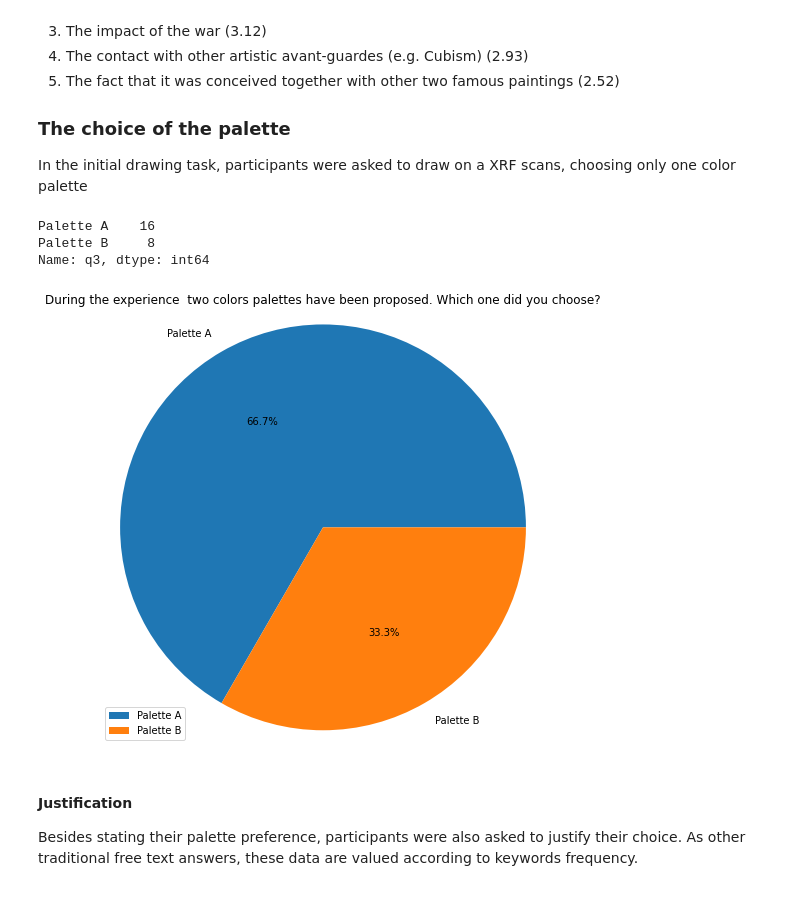
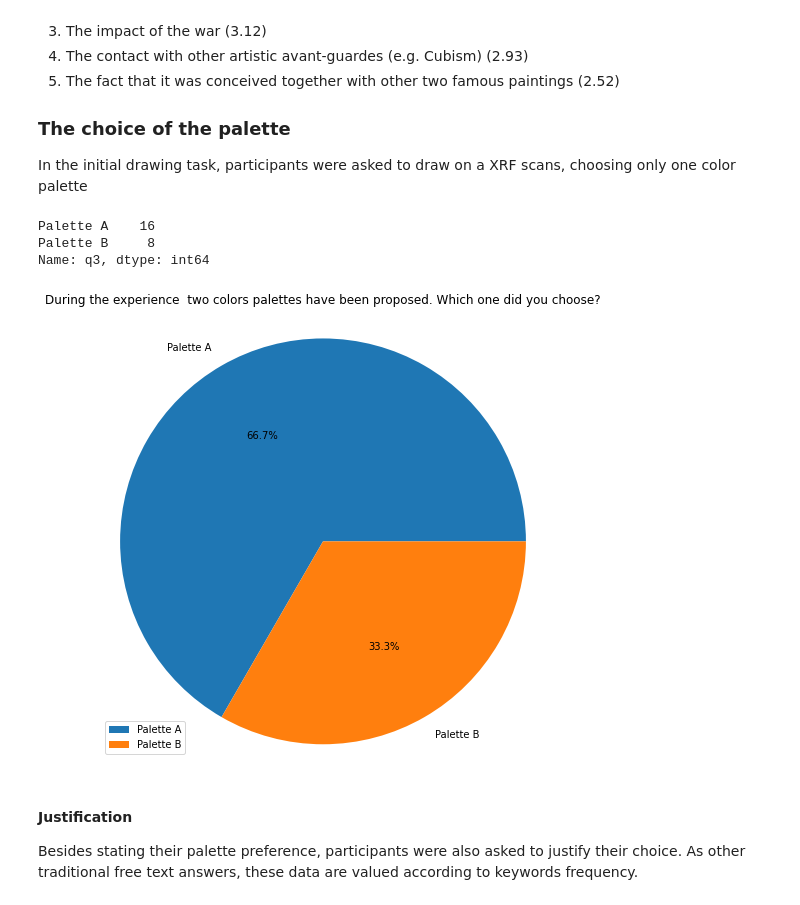
Before and after one commit to ManueleVeggi/mytisse, a Jupyter notebook: testing_sessions/230608_unibo/exploratory_analysis.ipynb, the cells around one changed output. Drawn from its saved outputs; the diff is of its cells as text; code cells hidden in the pictures.

```diff
--- a/testing_sessions/230608_unibo/exploratory_analysis.ipynb
+++ b/testing_sessions/230608_unibo/exploratory_analysis.ipynb
@@ -147,22 +147,25 @@ In order of meaningfulness, the factors are:
 
 In the initial drawing task, participants were asked to draw on a XRF scans, choosing only one color palette
 # %%
-palette_value_counts = mytisse_data['q3'].value_counts()
-print(palette_value_counts)
+def pie_viz(question_n, title):
+    pie_df = mytisse_data[question_n].value_counts()
+    print(pie_df)
 
-# Plotting a pie chart
-plt.figure(figsize=(8, 8))
-palette_value_counts.plot(kind='pie', autopct='%1.1f%%')
-plt.axis('equal')
-plt.ylabel('')
-plt.title('During the experience  two colors palettes have been proposed. Which one did you choose?')
-plt.legend()
-plt.show()
+    # Plotting a pie chart
+    plt.figure(figsize=(8, 8))
+    pie_df.plot(kind='pie', autopct='%1.1f%%')
+    plt.axis('equal')
+    plt.ylabel('')
+    plt.title(title, pad=20)
+    plt.legend()
+    plt.show()
+
+pie_viz("q3", "During the experience  two colors palettes have been proposed. Which one did you choose?")
 # %% [output]
 Palette A    16
 Palette B     8
 Name: q3, dtype: int64
-[figure, old version]
+[figure, new version]
 # %% [markdown]
 #### Justification
 
```
Also changed, not shown: parts of 14 cells of this notebook.
